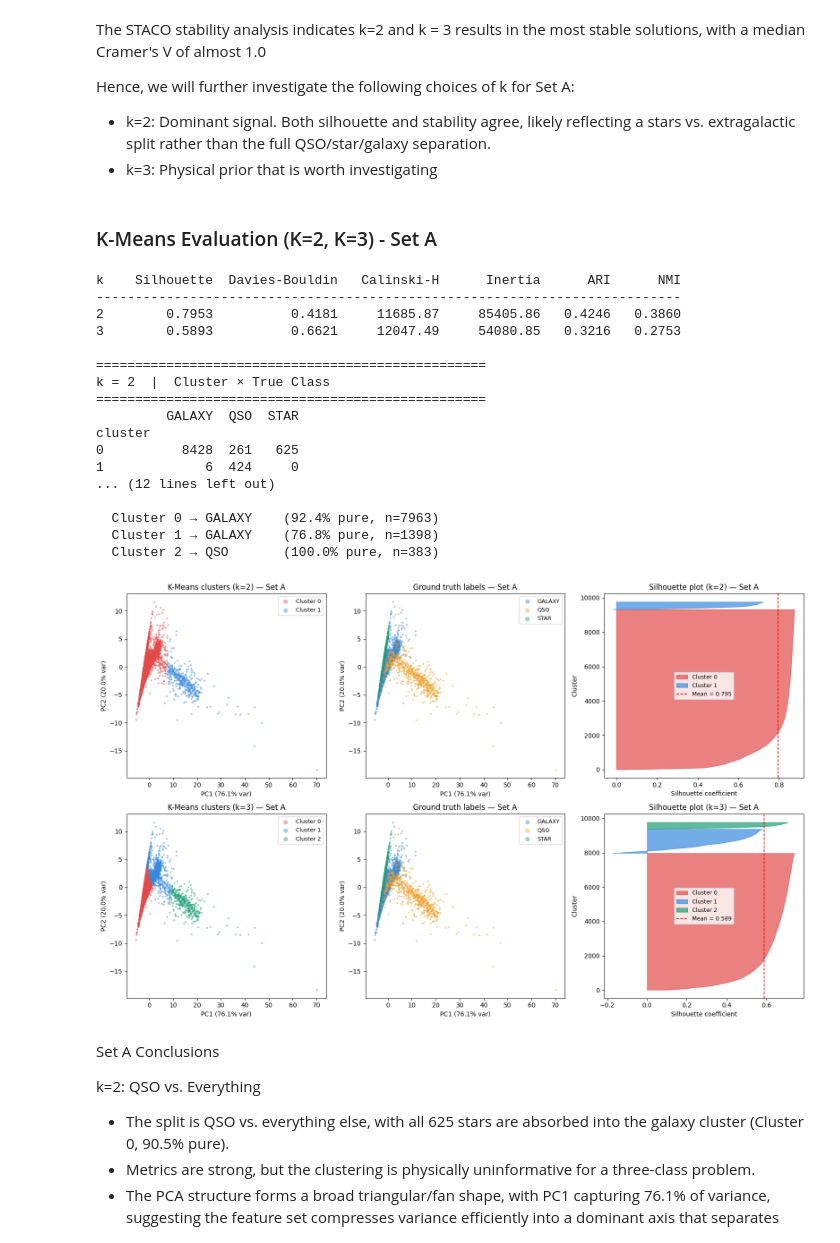
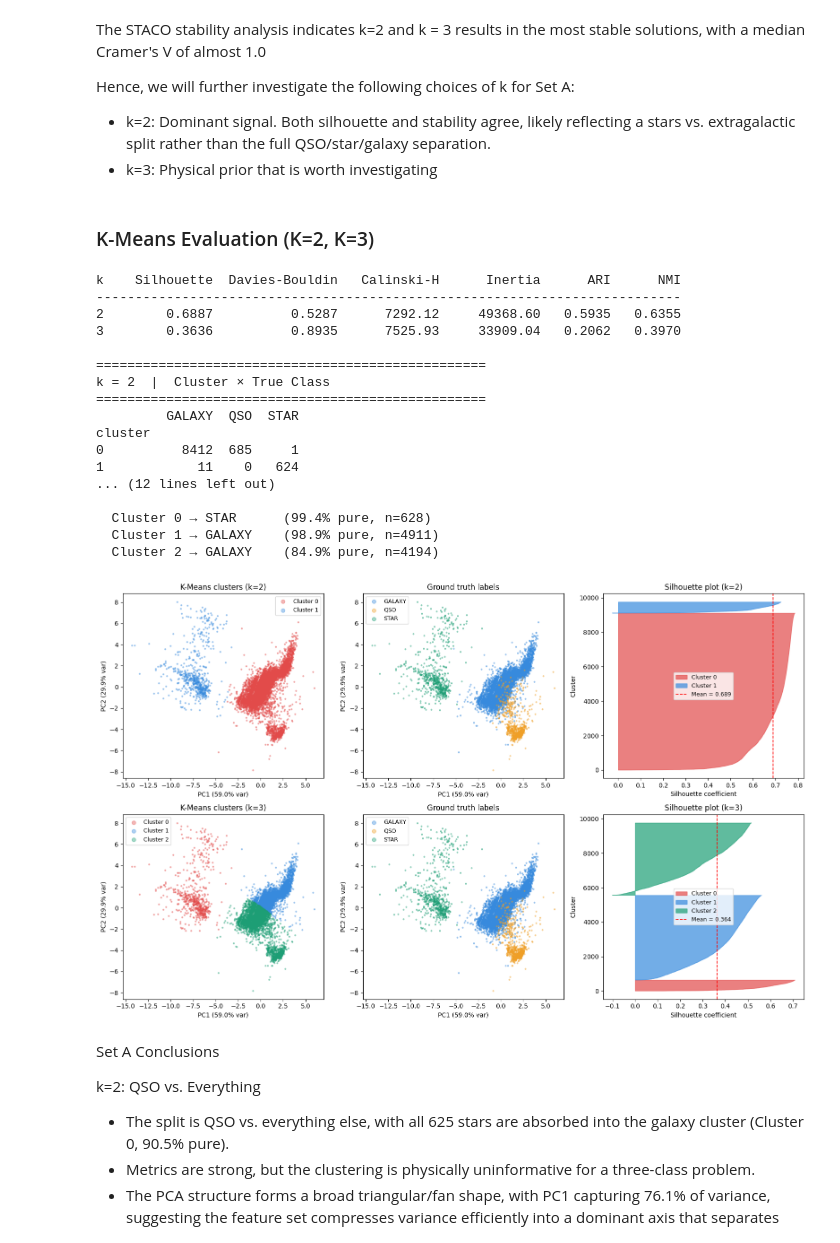
Before and after one commit to DaerenKim/IT1244-Astral-Sentiment-Analysis-Clustering, a Jupyter notebook: models_forming/1_kmeans.ipynb, the cells around one changed output. Saved outputs shown, nothing was run; the diff lists cells and outputs as text; code cells hidden in the pictures.

Commit message:
k means edit

```diff
--- a/models_forming/1_kmeans.ipynb
+++ b/models_forming/1_kmeans.ipynb
@@ -515,0 +19,5 @@ Given astronomical context and empirical evidence from our EDA, we focus on Set
+# %%
+df = pd.read_csv("../astral_data.csv")
+df.head()
+df_features = df.iloc[:, :-1]
+df_features.head()
@@ -531,9 +46,9 @@ silhouettes = []
 
 for k in k_range:
     kmeans = KMeans(n_clusters=k, random_state=42, n_init=10)
-    labels = kmeans.fit_predict(prepared["A"]["X_scaled"])
+    labels = kmeans.fit_predict(df_features)
     inertias.append(kmeans.inertia_)
-    silhouettes.append(silhouette_score(prepared["A"]["X_scaled"], labels))
+    silhouettes.append(silhouette_score(df_features, labels))
 
 fig, axes = plt.subplots(1, 2, figsize=(12, 4))
 
@@ -542,7 +57,7 @@ axes[0].plot(k_range, inertias, marker='o')
 axes[0].axvline(x=3, color='red', linestyle='--', linewidth=1.2, label='k=3 (theoretical)')
 axes[0].set_xlabel("k")
 axes[0].set_ylabel("Inertia (SSE)")
-axes[0].set_title("Elbow Method - Set A")
+axes[0].set_title("Elbow Method")
 axes[0].legend(fontsize=9)
 
 # Silhouette plot
@@ -550,7 +65,7 @@ axes[1].plot(k_range, silhouettes, marker='o')
 axes[1].axvline(x=3, color='red', linestyle='--', linewidth=1.2, label='k=3 (theoretical)')
 axes[1].set_xlabel("k")
 axes[1].set_ylabel("Silhouette Score")
-axes[1].set_title("Silhouette Method - Set A")
+axes[1].set_title("Silhouette Method")
 axes[1].legend(fontsize=9)
 
 plt.tight_layout()
@@ -684,7 +199,7 @@ def STACO(data, k=range(2, 11), init=100, save_lbls=False):
 k    = range(2, 11)  # candidate k values to evaluate
 init = 100            # number of k-means runs per k (use 100 for final analysis)
 
-data = np.array(prepared["A"]["X_scaled"])  # ensure numpy array
+data = np.array(df_features)  # ensure numpy array
 
 lbls_dict = {}  # store labels in memory instead of disk
 
@@ -755,7 +270,7 @@ Hence, we will further investigate the following choices of k for Set A:
 - k=2: Dominant signal. Both silhouette and stability agree, likely reflecting a stars vs. extragalactic split rather than the full QSO/star/galaxy separation.
 - k=3: Physical prior that is worth investigating
 # %% [markdown]
-### K-Means Evaluation (K=2, K=3) - Set A
+### K-Means Evaluation (K=2, K=3)
 # %%
 from sklearn.metrics import (silhouette_score, davies_bouldin_score,
                              calinski_harabasz_score, silhouette_samples,
@@ -765,10 +280,10 @@ from sklearn.decomposition import PCA
 
 # ── 0. Setup ──────────────────────────────────────────────────────────────────
 le     = LabelEncoder()
-y_true = le.fit_transform(y)
+y_true = le.fit_transform(df.iloc[:,-1])
 
 pca  = PCA(n_components=2, random_state=42)
-X_2d = pca.fit_transform(prepared['A']['X_scaled'])
+X_2d = pca.fit_transform(df_features)
 ev   = pca.explained_variance_ratio_
 
 class_colors    = {"GALAXY": "#378ADD", "QSO": "#EF9F27", "STAR": "#1D9E75"}
@@ -780,17 +295,17 @@ results = {}
 
 for k in k_values:
     km     = KMeans(n_clusters=k, random_state=42, n_init=25)
-    labels = km.fit_predict(prepared['A']['X_scaled'])
+    labels = km.fit_predict(df_features)
 
-    sil = silhouette_score(prepared['A']['X_scaled'], labels)
-    db  = davies_bouldin_score(prepared['A']['X_scaled'], labels)
-    ch  = calinski_harabasz_score(prepared['A']['X_scaled'], labels)
+    sil = silhouette_score(df_features, labels)
+    db  = davies_bouldin_score(df_features, labels)
+    ch  = calinski_harabasz_score(df_features, labels)
     ari = adjusted_rand_score(y_true, labels)
     nmi = normalized_mutual_info_score(y_true, labels)
 
     ct          = pd.crosstab(labels, y_true, rownames=["cluster"], colnames=["true class"])
     ct.columns  = le.classes_
-    sil_vals    = silhouette_samples(prepared['A']['X_scaled'], labels)
+    sil_vals    = silhouette_samples(df_features, labels)
 
     results[k] = dict(labels=labels, sil=sil, db=db, ch=ch,
                       inertia=km.inertia_, ari=ari, nmi=nmi,
@@ -820,21 +335,21 @@ for k in k_values:
 # %% [output]
 k    Silhouette  Davies-Bouldin   Calinski-H      Inertia      ARI      NMI
 ---------------------------------------------------------------------------
-2        0.7953          0.4181     11685.87     85405.86   0.4246   0.3860
-3        0.5893          0.6621     12047.49     54080.85   0.3216   0.2753
+2        0.6887          0.5287      7292.12     49368.60   0.5935   0.6355
+3        0.3636          0.8935      7525.93     33909.04   0.2062   0.3970
 
 ==================================================
 k = 2  |  Cluster × True Class
 ==================================================
          GALAXY  QSO  STAR
 cluster
-0          8428  261   625
-1             6  424     0
+0          8412  685     1
+1            11    0   624
 ... (12 lines left out)
 
-  Cluster 0 → GALAXY    (92.4% pure, n=7963)
-  Cluster 1 → GALAXY    (76.8% pure, n=1398)
-  Cluster 2 → QSO       (100.0% pure, n=383)
+  Cluster 0 → STAR      (99.4% pure, n=628)
+  Cluster 1 → GALAXY    (98.9% pure, n=4911)
+  Cluster 2 → GALAXY    (84.9% pure, n=4194)
 # %%
 # ── 4. Plots: one row per k ───────────────────────────────────────────────────
 fig, axes = plt.subplots(len(k_values), 3, figsize=(16, 5 * len(k_values)))
@@ -850,42 +365,42 @@ for row, k in enumerate(k_values):
         mask = labels == cl
         ax.scatter(X_2d[mask, 0], X_2d[mask, 1],
                    s=4, alpha=0.4, color=cols[i], label=f"Cluster {cl}")
-    ax.set_title(f"K-Means clusters (k={k}) — Set A")
+    ax.set_title(f"K-Means clusters (k={k})")
     ax.set_xlabel(f"PC1 ({ev[0]*100:.1f}% var)")
     ax.set_ylabel(f"PC2 ({ev[1]*100:.1f}% var)")
     ax.legend(markerscale=3, fontsize=9)
 
     # Panel 2: ground truth (same every row but useful for direct comparison)
     ax = axes[row, 1]
     for cls_name, col in class_colors.items():
-        mask = y == cls_name
+        mask = df["class"] == cls_name
         ax.scatter(X_2d[mask, 0], X_2d[mask, 1],
                    s=4, alpha=0.4, color=col, label=cls_name)
-    ax.set_title(f"Ground truth labels — Set A")
+    ax.set_title(f"Ground truth labels")
     ax.set_xlabel(f"PC1 ({ev[0]*100:.1f}% var)")
     ax.set_ylabel(f"PC2 ({ev[1]*100:.1f}% var)")
     ax.legend(markerscale=3, fontsize=9)
 
     # Panel 3: silhouette plot
     ax      = axes[row, 2]
     y_lower = 10
     for i, cl in enumerate(np.unique(labels)):
         cl_sil  = np.sort(r["sil_vals"][labels == cl])
         y_upper = y_lower + cl_sil.shape[0]
         ax.fill_betweenx(np.arange(y_lower, y_upper), 0, cl_sil,
                          alpha=0.7, color=cols[i], label=f"Cluster {cl}")
         y_lower = y_upper + 10
     ax.axvline(x=r["sil"], color="red", linestyle="--", linewidth=1.2,
                label=f"Mean = {r['sil']:.3f}")
-    ax.set_title(f"Silhouette plot (k={k}) — Set A")
+    ax.set_title(f"Silhouette plot (k={k})")
     ax.set_xlabel("Silhouette coefficient")
     ax.set_ylabel("Cluster")
     ax.legend(fontsize=9)
 
 plt.tight_layout()
 plt.show()
 # %% [output]
-[figure, old version]
+[figure, new version]
 # %% [markdown]
 Set A Conclusions
 
```
Also changed, not shown: parts of 75 cells of this notebook.
